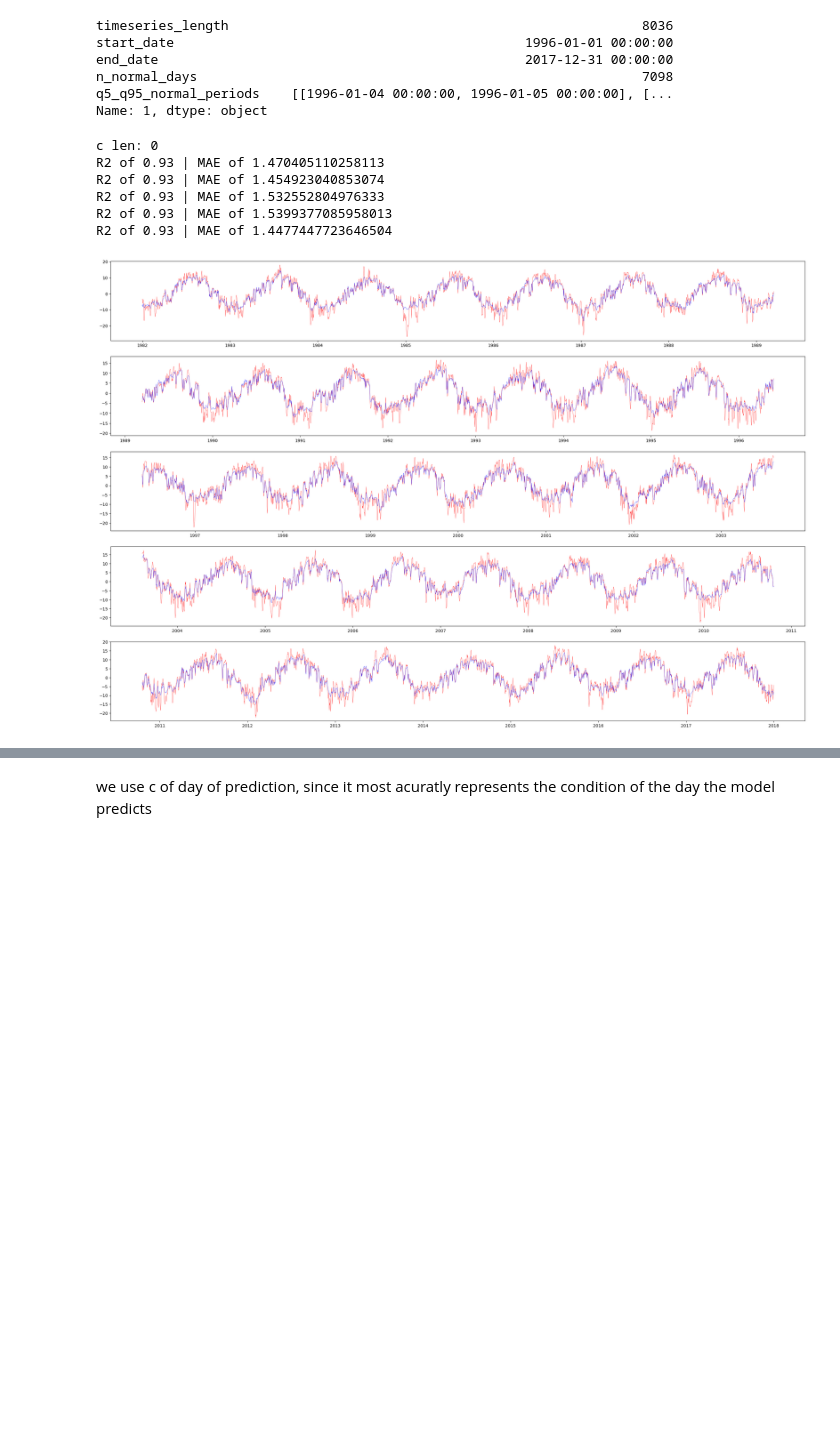
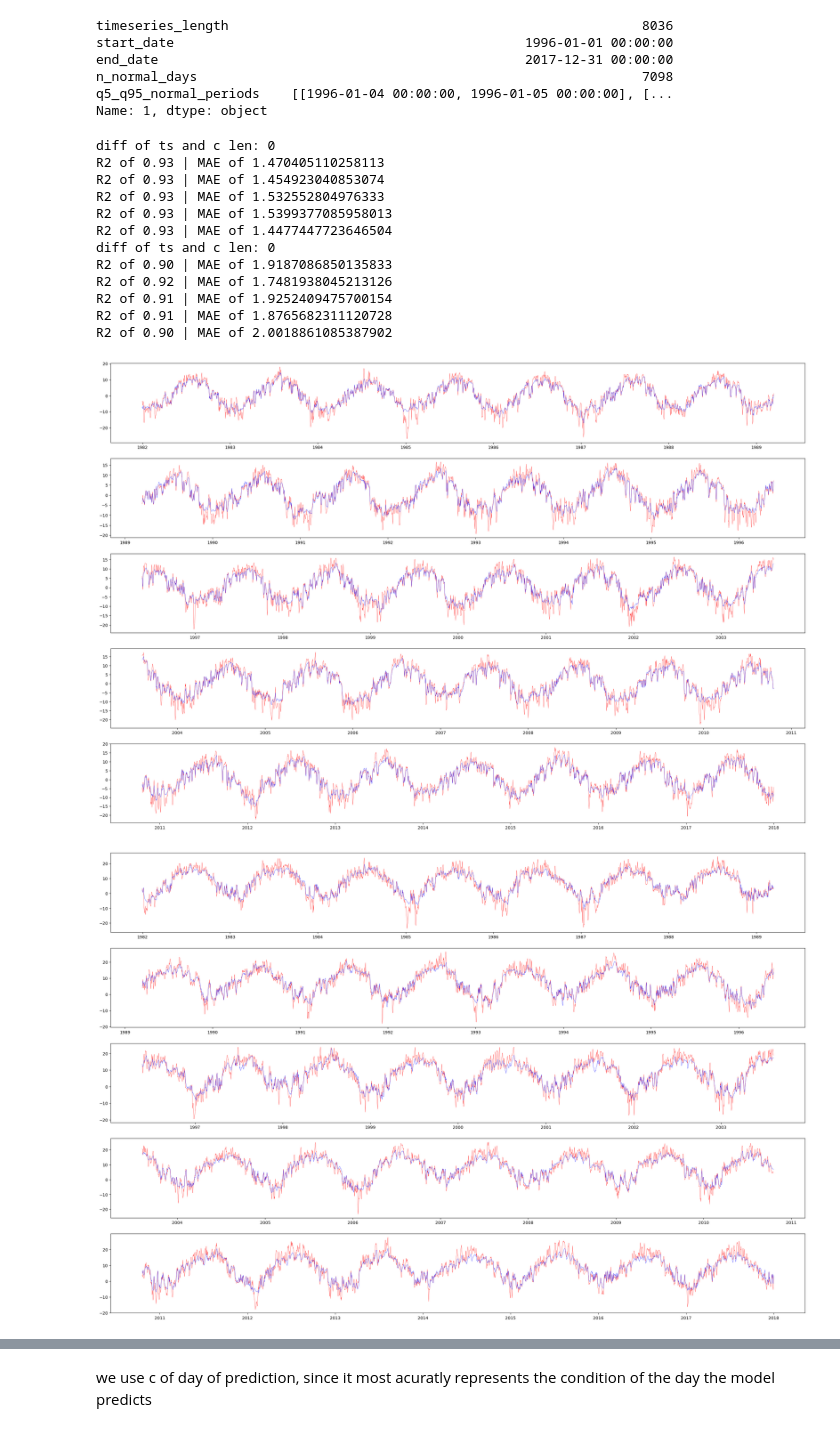
Before and after one commit to tripleUU-U/lamah-ce_lstm, a Jupyter notebook: analysis/probing.ipynb, the cells around one changed output, grey strips where cells are left out. Saved outputs shown, nothing was run; the diff lists cells and outputs as text; code cells hidden in the pictures; blank space fills up the shorter version.

```diff
--- a/analysis/probing.ipynb
+++ b/analysis/probing.ipynb
@@ -52,7 +41,7 @@ ts_path = Path("/home/wuhlmann/BA/data/raw_data/2_LamaH-CE_daily/B_basins_interm
 path = Path("/home/wuhlmann/BA/data/raw_data/2_LamaH-CE_daily/B_basins_intermediate_all/2_timeseries/daily")
 model_coef = []
 
-for basin_id in [115]:
+for basin_id in [115, 834]:
 
 	ts = pd.read_table(ts_path / f"ID_{basin_id}.csv", header=0, sep=";")
 
@@ -69,7 +58,7 @@ for basin_id in [115]:
 
 	ts =ts.iloc[-len(c):]
 
-	print(f"c len: {len(ts) -len(c)}")
+	print(f"diff of ts and c len: {len(ts) -len(c)}")
 	dataset = np.c_[c, ts.values]
 
 	model = ElasticNet()
@@ -86,34 +75,41 @@ for basin_id in [115]:
 
 		train_ids = f[0]
 		test_ids = f[1]
 
 		target = dataset[:,-1][test_ids]
 
 		model.fit(X=dataset[:,:-1][train_ids], y=dataset[:,-1][train_ids])
 		pred = model.predict(X=dataset[:,:-1][test_ids])
 
 		coef_list.append(model.coef_)
 
 		r2 = r2_score(target, pred)
 
 		if r2 > best_r2:
 			best_r2 = r2
 			best_model_id = i
 
 		print(f"R2 of {r2:.2f} | MAE of {mean_absolute_error(target, pred)}")
 
 		ax.plot(ts.index[test_ids], target, color="red", linewidth=0.4)
 		ax.plot(ts.index[test_ids], pred, color="blue", linewidth=0.4)
 
 	model_coef.append(coef_list[best_model_id])
 # %% [output]
-c len: 0
+diff of ts and c len: 0
 R2 of 0.93 | MAE of 1.470405110258113
 R2 of 0.93 | MAE of 1.454923040853074
 R2 of 0.93 | MAE of 1.532552804976333
 R2 of 0.93 | MAE of 1.5399377085958013
 R2 of 0.93 | MAE of 1.4477447723646504
+diff of ts and c len: 0
+R2 of 0.90 | MAE of 1.9187086850135833
+R2 of 0.92 | MAE of 1.7481938045213126
+R2 of 0.91 | MAE of 1.9252409475700154
+R2 of 0.91 | MAE of 1.8765682311120728
+R2 of 0.90 | MAE of 2.0018861085387902
 [figure]
+[figure, added]
 # %%
 model_coef = StandardScaler().fit_transform(model_coef)
 # %%
```
Also changed, not shown: parts of 6 cells of this notebook, 7 other files.
